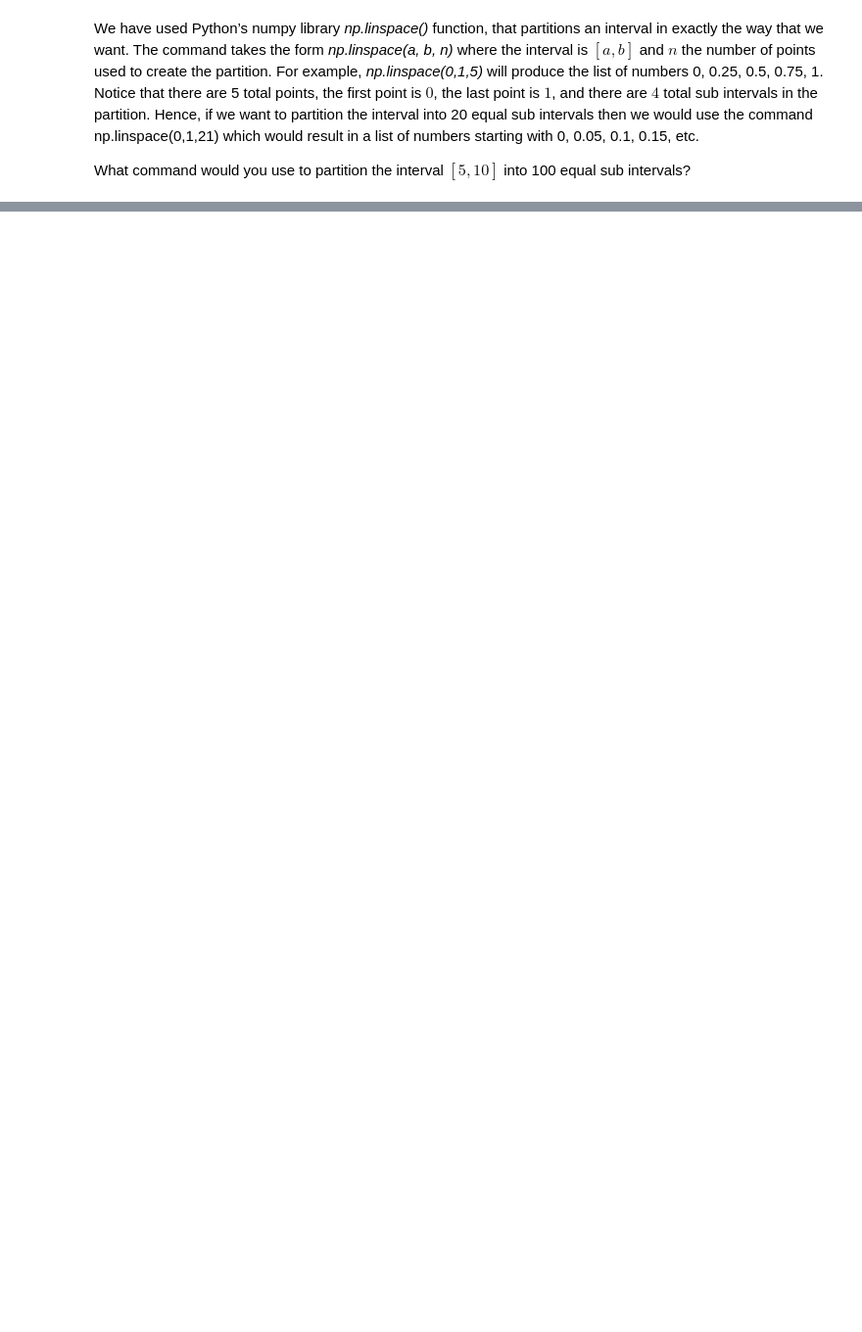
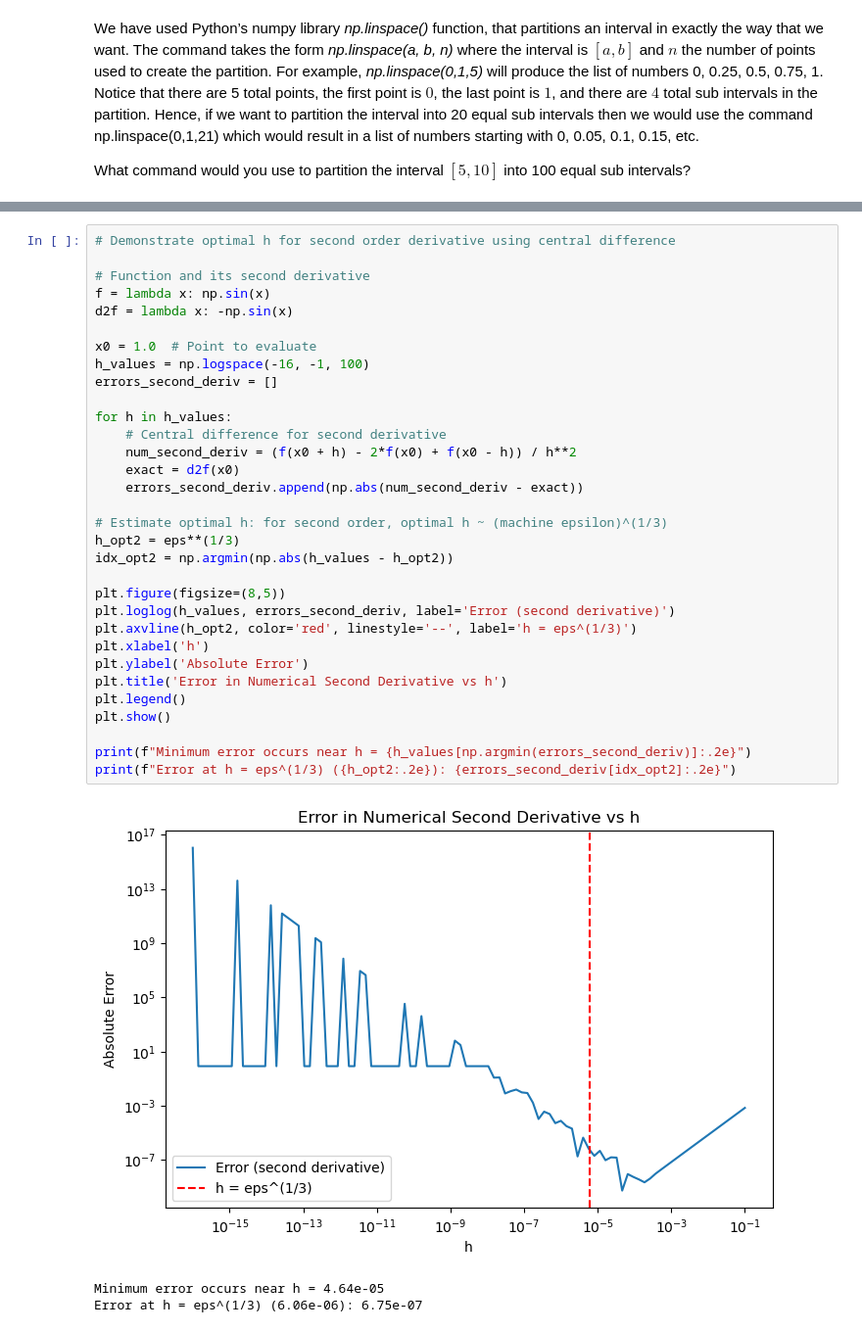
Before and after one commit to galendal/MAT160, a Jupyter notebook: derivation.ipynb, the cells around one changed output, grey strips where cells are left out. Shown at 98% size. Saved outputs shown, nothing was run; the diff lists cells and outputs as text; blank space fills up the shorter version.

```diff
--- a/derivation.ipynb
+++ b/derivation.ipynb
@@ -44,0 +270,36 @@ Here we have used the numpy function *linspace*.
+# %%
+# Demonstrate optimal h for second order derivative using central difference
+
+# Function and its second derivative
+f = lambda x: np.sin(x)
+d2f = lambda x: -np.sin(x)
+
+x0 = 1.0  # Point to evaluate
+h_values = np.logspace(-16, -1, 100)
+errors_second_deriv = []
+
+for h in h_values:
+    # Central difference for second derivative
+    num_second_deriv = (f(x0 + h) - 2*f(x0) + f(x0 - h)) / h**2
+    exact = d2f(x0)
+    errors_second_deriv.append(np.abs(num_second_deriv - exact))
+
+# Estimate optimal h: for second order, optimal h ~ (machine epsilon)^(1/3)
+h_opt2 = eps**(1/3)
+idx_opt2 = np.argmin(np.abs(h_values - h_opt2))
+
+plt.figure(figsize=(8,5))
+plt.loglog(h_values, errors_second_deriv, label='Error (second derivative)')
+plt.axvline(h_opt2, color='red', linestyle='--', label='h = eps^(1/3)')
+plt.xlabel('h')
+plt.ylabel('Absolute Error')
+plt.title('Error in Numerical Second Derivative vs h')
+plt.legend()
+plt.show()
+
+print(f"Minimum error occurs near h = {h_values[np.argmin(errors_second_deriv)]:.2e}")
+print(f"Error at h = eps^(1/3) ({h_opt2:.2e}): {errors_second_deriv[idx_opt2]:.2e}")
+# %% [output]
+[figure, added]
+Minimum error occurs near h = 4.64e-05
+Error at h = eps^(1/3) (6.06e-06): 6.75e-07
```
Also changed, not shown: parts of 16 cells of this notebook, 6 other files.
